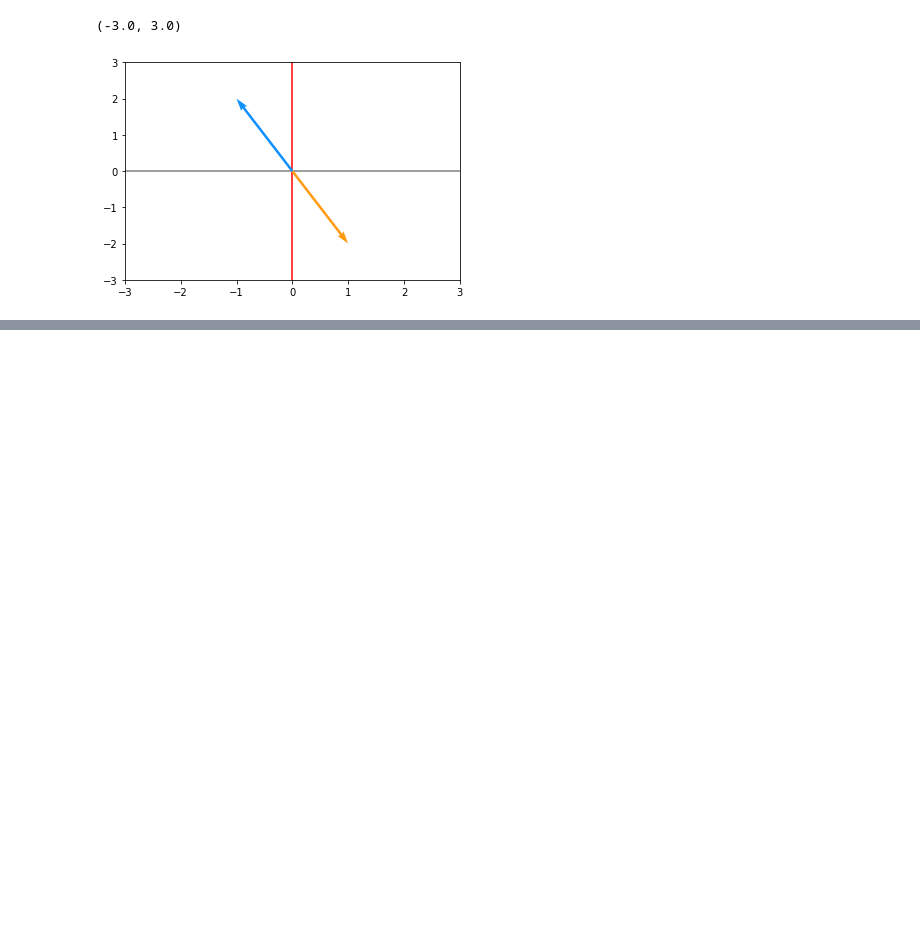
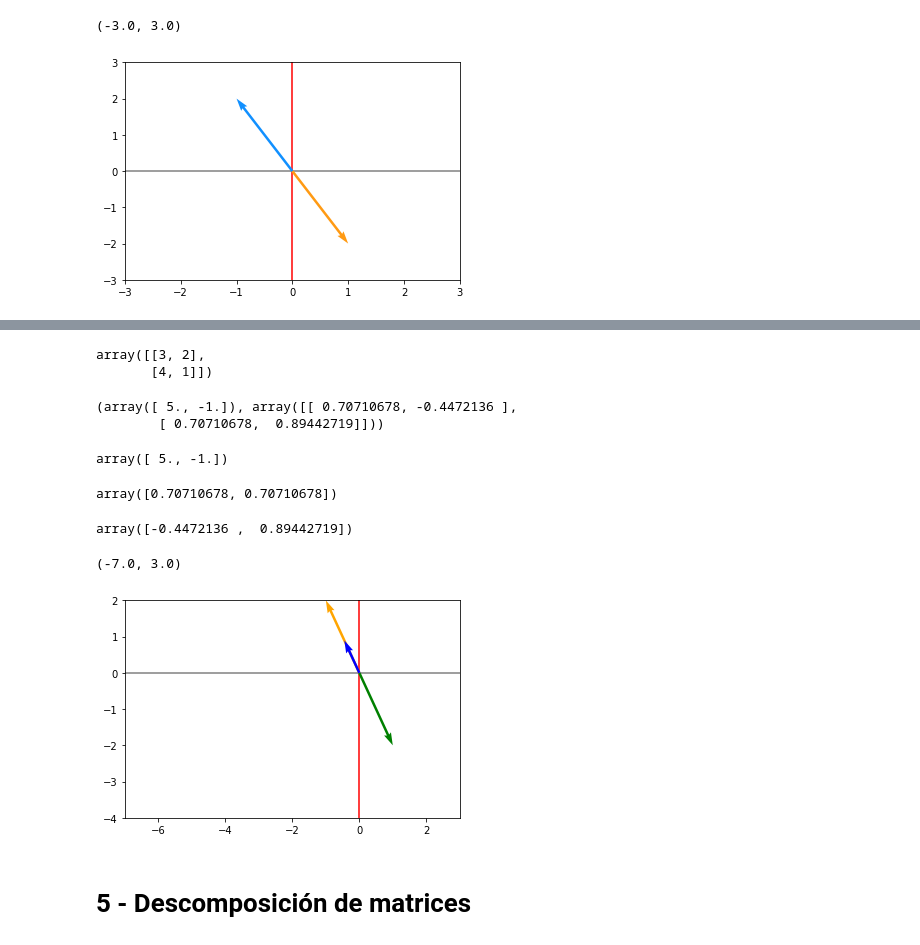
Before and after one commit to feracor/Curso-de-Algebra-Lineal-Aplicada-para-Machine-Learning, a Jupyter notebook: Algebra_Lineal_Aplicada_para_Machine_Learning.ipynb, the cells around one changed output, grey strips where cells are left out. Saved outputs shown, nothing was run; the diff lists cells and outputs as text; code cells hidden in the pictures; blank space fills up the shorter version.

```diff
--- a/Algebra_Lineal_Aplicada_para_Machine_Learning.ipynb
+++ b/Algebra_Lineal_Aplicada_para_Machine_Learning.ipynb
@@ -146,0 +151,39 @@ plt.ylim(-3,3)
+# %%
+#Definir una matriz para hllar autovalores y auto vectores
+X = np.array ([[3,2],[4,1]])
+X
+# %% [output]
+array([[3, 2],
+       [4, 1]])
+# %%
+np.linalg.eig(X)
+# %% [output]
+(array([ 5., -1.]), array([[ 0.70710678, -0.4472136 ],
+        [ 0.70710678,  0.89442719]]))
+# %%
+autovalores, autovectores = np.linalg.eig(X)
+autovalores
+# %% [output]
+array([ 5., -1.])
+# %%
+autovectores[:,0]
+# %% [output]
+array([0.70710678, 0.70710678])
+# %%
+autovectores[:,1]
+# %% [output]
+array([-0.4472136 ,  0.89442719])
+# %%
+v = np.array([[-1],[2]])
+Xv = X.dot(v)
+v_np = autovectores[:,1]
+# %%
+graficarVectores([Xv.flatten(), v.flatten(), v_np], cols = ['green', 'orange', 'blue'])
+
+plt.ylim(-4,2)
+plt.xlim(-7,3)
+# %% [output]
+(-7.0, 3.0)
+[figure, added]
+# %% [markdown]
+# 5 - Descomposición de matrices
```
Also changed, not shown: parts of 2 cells of this notebook.
